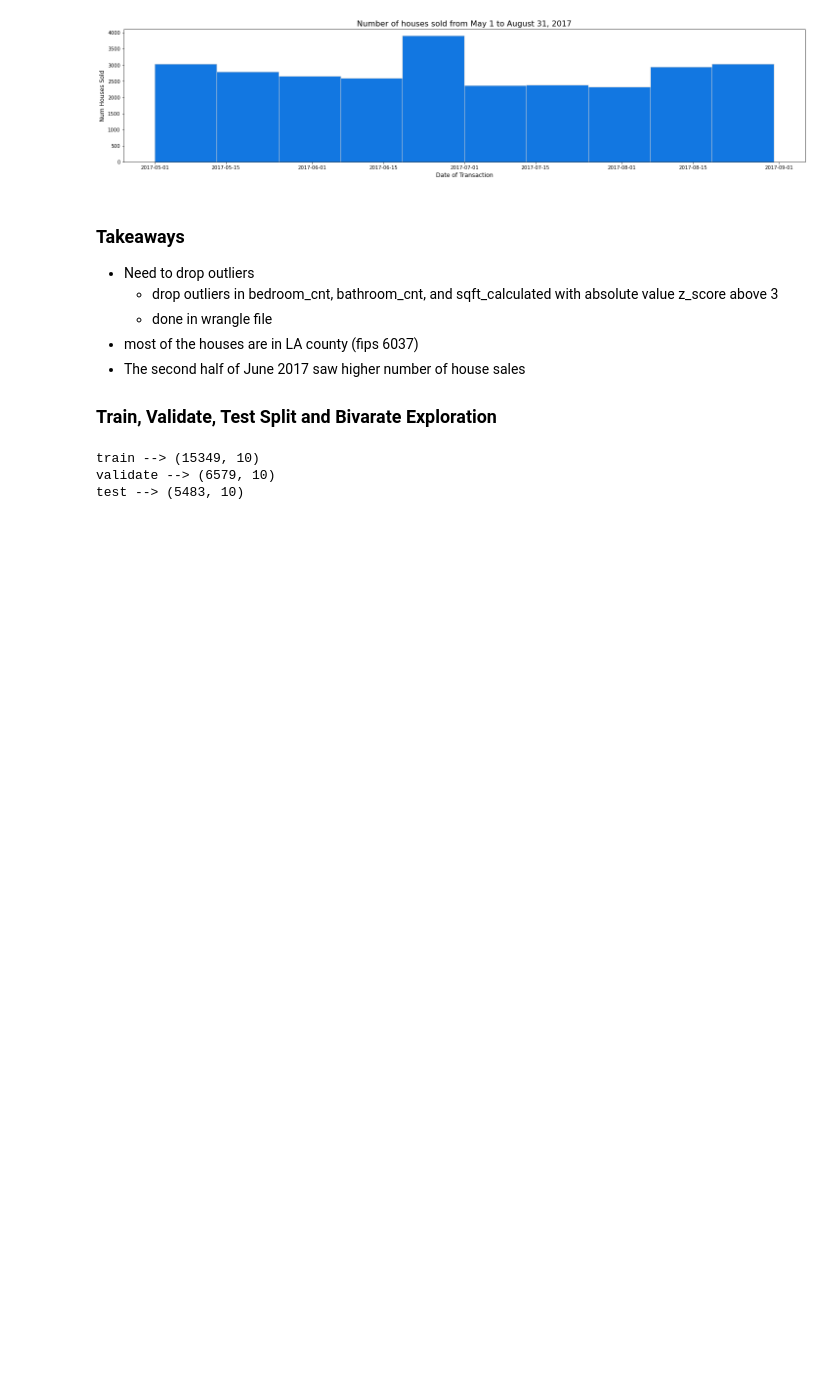
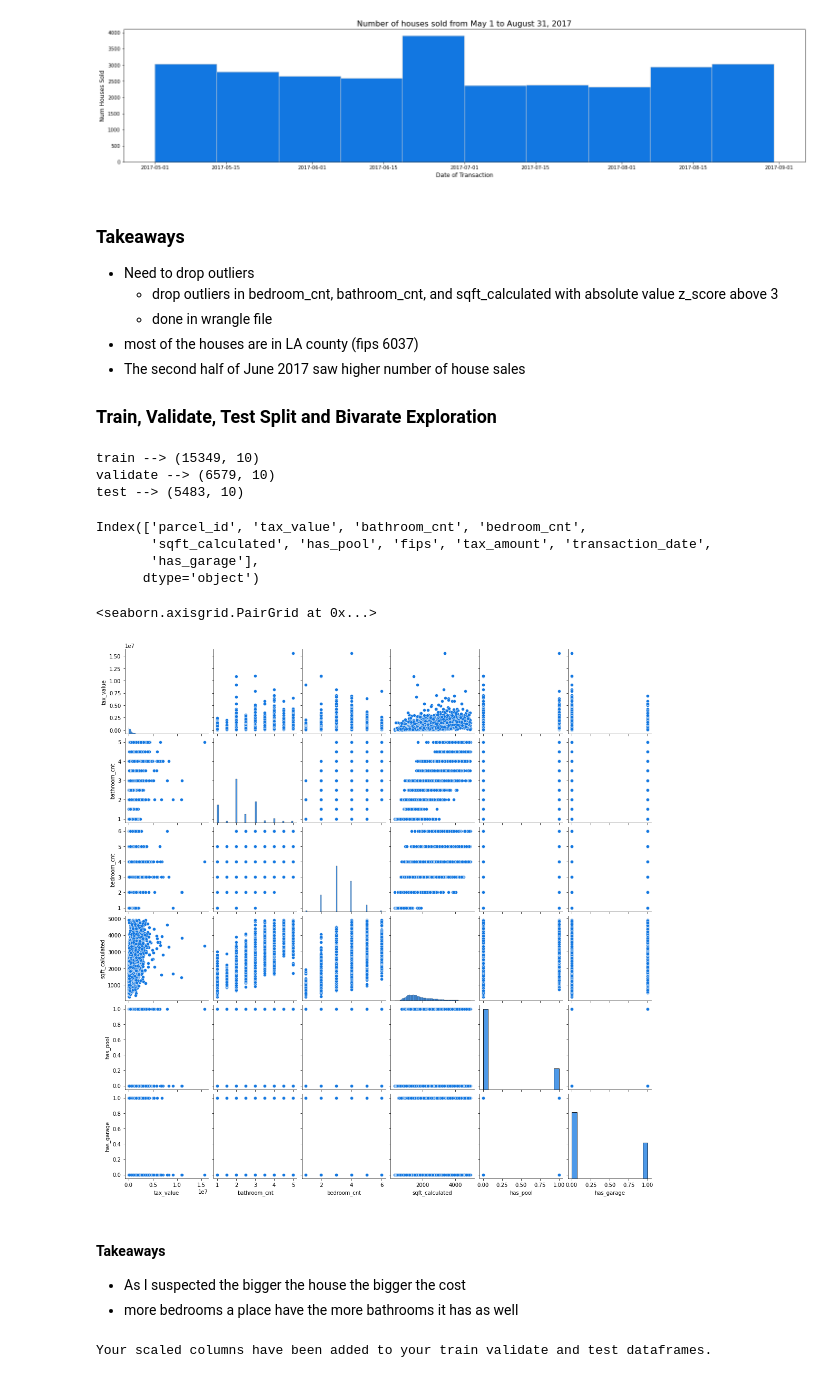
Before and after one commit to HeatherOrtegaMcMillan/zillow_regression_project, a Jupyter notebook: final_notebook.ipynb, the cells around one changed output. Saved outputs shown, nothing was run; the diff lists cells and outputs as text; code cells hidden in the pictures; blank space fills up the shorter version.

```diff
--- a/final_notebook.ipynb
+++ b/final_notebook.ipynb
@@ -243,3 +243,27 @@ train, validate, test = w.banana_split(df)
 train --> (15349, 10)
 validate --> (6579, 10)
 test --> (5483, 10)
+# %%
+train.columns
+# %% [output]
+Index(['parcel_id', 'tax_value', 'bathroom_cnt', 'bedroom_cnt',
+       'sqft_calculated', 'has_pool', 'fips', 'tax_amount', 'transaction_date',
+       'has_garage'],
+      dtype='object')
+# %%
+# drop columns I don't need for exploration
+train = train.drop(columns=['parcel_id', 'fips', 'tax_amount', 'transaction_date'])
+# %%
+sns.pairplot(train)
+# %% [output]
+<seaborn.axisgrid.PairGrid at 0x...>
+[figure, added]
+# %% [markdown]
+#### Takeaways
+- As I suspected the bigger the house the bigger the cost
+- more bedrooms a place have the more bathrooms it has as well
+# %%
+# use minmax scaler on sqft_calculated
+scaler, scaled_cols = w.my_scaler(train, validate, test, ['sqft_calculated'], MinMaxScaler(), 'mm')
+# %% [output]
+Your scaled columns have been added to your train validate and test dataframes.
```
Also changed, not shown: parts of 39 cells of this notebook.
